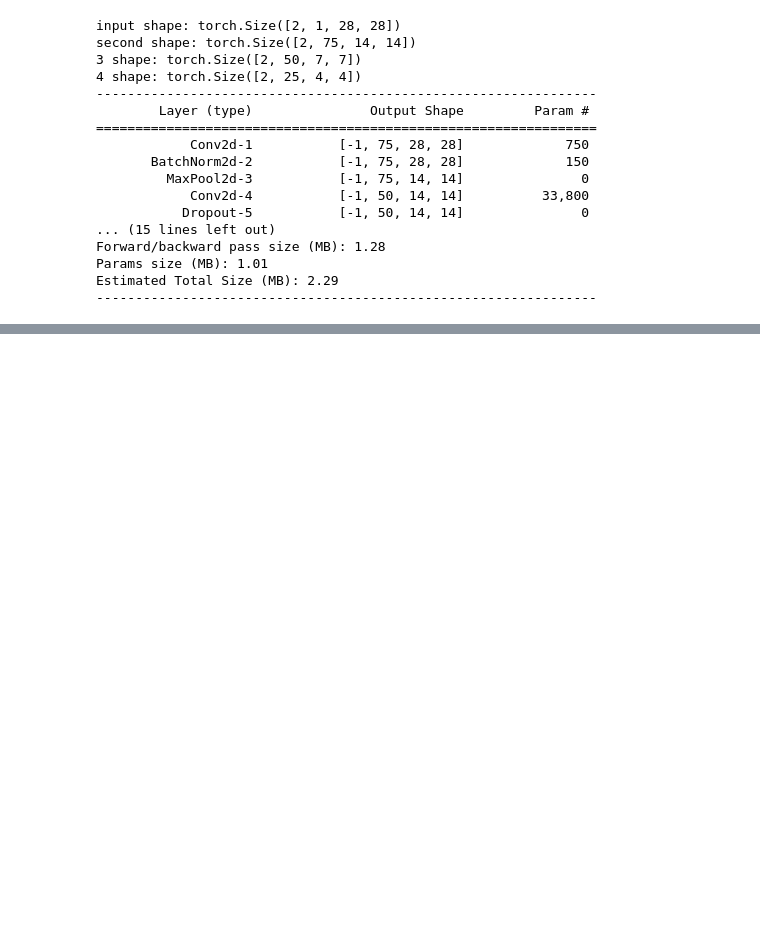
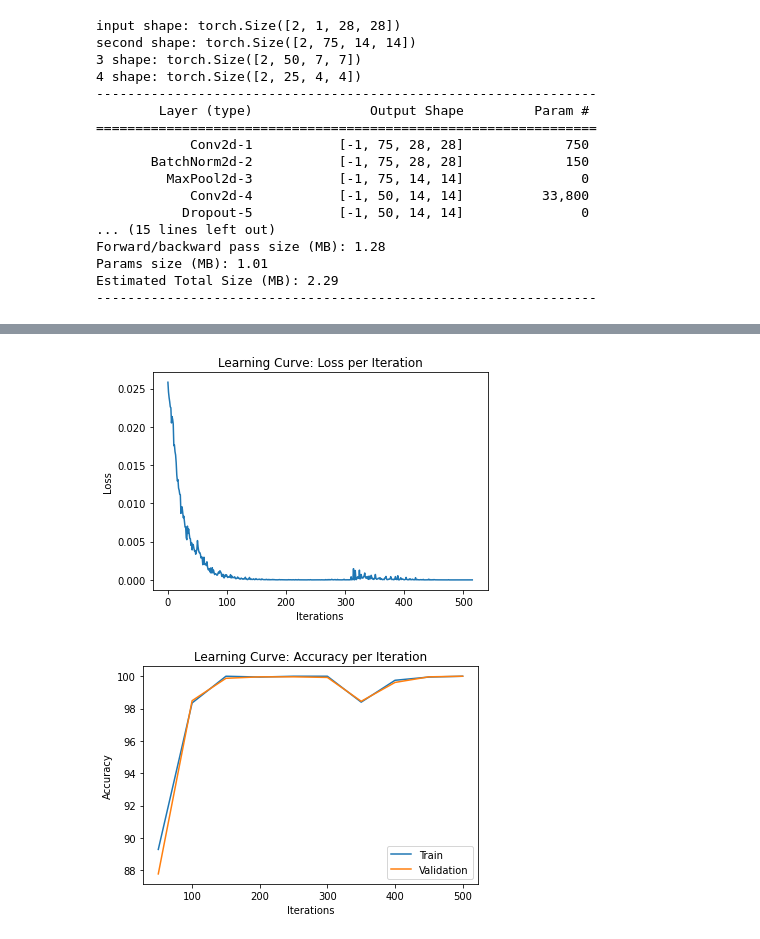
Before and after one commit to RonBartov/american-sign-language-image-classification, a Jupyter notebook: Copy_of_Deep_Learning_Final_Project_ASL_Classification.ipynb, the cells around one changed output, grey strips where cells are left out. Drawn from its saved outputs; the diff is of its cells as text; code cells hidden in the pictures; blank space fills up the shorter version.

```diff
--- a/Copy_of_Deep_Learning_Final_Project_ASL_Classification.ipynb
+++ b/Copy_of_Deep_Learning_Final_Project_ASL_Classification.ipynb
@@ -68,0 +53,8 @@ df_train
+# %%
+lenn = len(df_train)
+train_size = int(0.8 * len(df_train))
+val_size = len(df_train) - train_size
+
+df_val = df_train[train_size:]
+df_train = df_train[:train_size-1]
+print(len(df_train))
@@ -309,5 +339,5 @@ Estimated Total Size (MB): 2.29
 ----------------------------------------------------------------
 # %%
 model.to(device)
-train_model(df_train, model, criterion, optimizer, num_epochs = 200, batch_size= 128)
+iters, losses, iters_sub, train_accs, val_accs = train_model(df_train,df_val, model, criterion, optimizer, num_epochs = 3, batch_size= 128)
 # %% [output]
@@ -364,0 +355,25 @@ def test(model, test_loader, criterion):
+# %%
+def plot_learning_curve(iters, losses, iters_sub, train_accs, val_accs):
+    """
+    Plot the learning curve.
+    """
+    plt.title("Learning Curve: Loss per Iteration")
+    plt.plot(iters, losses, label="Train")
+    plt.xlabel("Iterations")
+    plt.ylabel("Loss")
+    plt.show()
+
+    plt.title("Learning Curve: Accuracy per Iteration")
+    plt.plot(iters_sub, train_accs*100, label="Train")
+    plt.plot(iters_sub, val_accs*100, label="Validation")
+    plt.xlabel("Iterations")
+    plt.ylabel("Accuracy")
+    plt.legend(loc='best')
+    plt.show()
+# %%
+val_accs = np.array(val_accs)
+train_accs = np.array(train_accs)
+plot_learning_curve(iters, losses, iters_sub, train_accs, val_accs)
+# %% [output]
+[figure, added]
+[figure, added]
```
Also changed, not shown: parts of 13 cells of this notebook.
